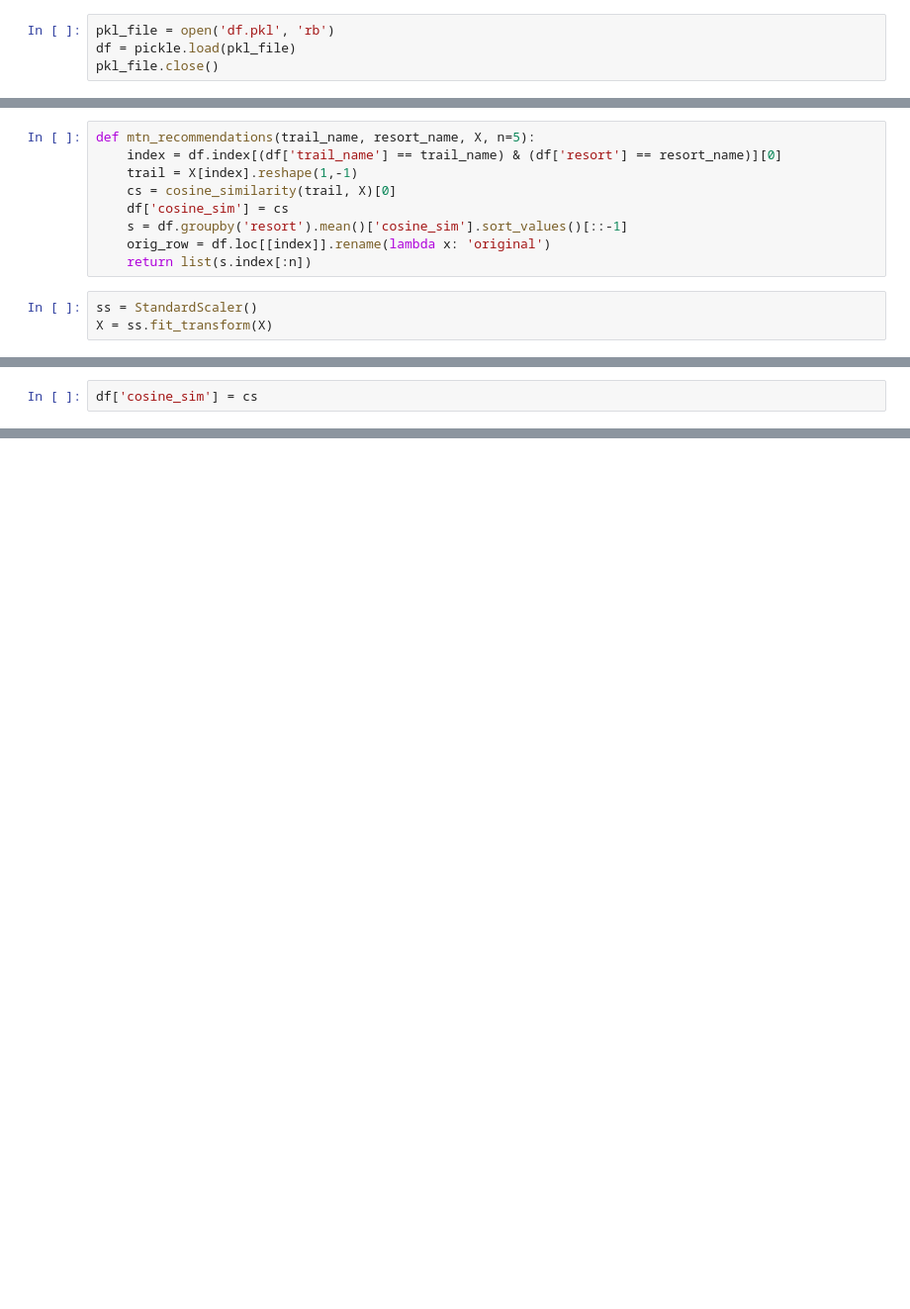
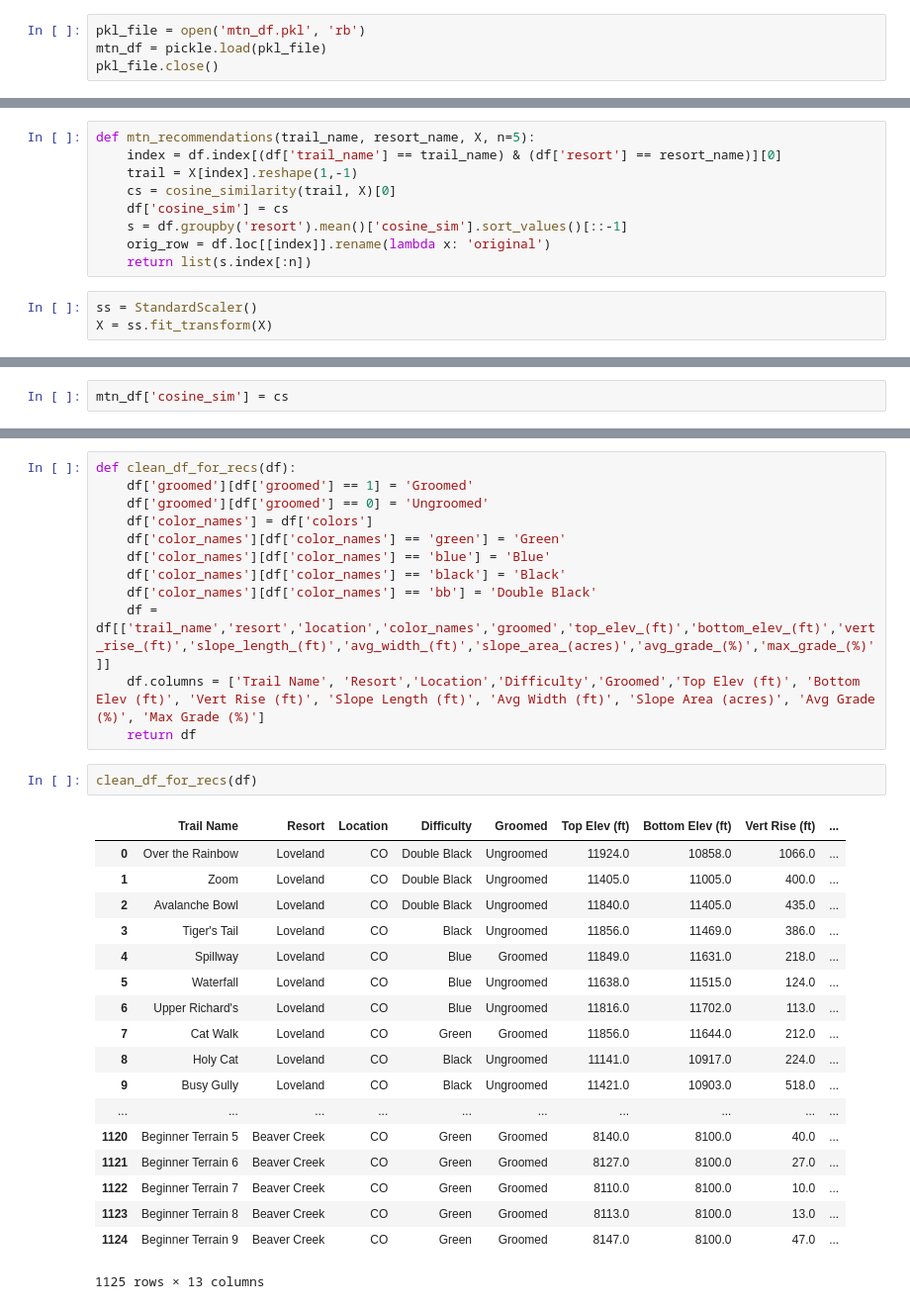
Before and after one commit to kfarbman/ski-recommender, a Jupyter notebook: mountain_recommender.ipynb, the cells around one changed output, grey strips where cells are left out. Shown at 99% size. Saved outputs shown, nothing was run; the diff lists cells and outputs as text; blank space fills up the shorter version.

```diff
--- a/mountain_recommender.ipynb
+++ b/mountain_recommender.ipynb
@@ -9,4 +13,4 @@ warnings.filterwarnings('ignore')
 # %%
-pkl_file = open('df.pkl', 'rb')
-df = pickle.load(pkl_file)
+pkl_file = open('mtn_df.pkl', 'rb')
+mtn_df = pickle.load(pkl_file)
 pkl_file.close()
@@ -65,3 +86,3 @@ array([-0.96046175, -0.69093177, -0.76849779, ...,  0.98417016,
 # %%
-df['cosine_sim'] = cs
+mtn_df['cosine_sim'] = cs
 # %%
@@ -87,0 +160,33 @@ _.index[0]
+# %%
+def clean_df_for_recs(df):
+    df['groomed'][df['groomed'] == 1] = 'Groomed'
+    df['groomed'][df['groomed'] == 0] = 'Ungroomed'
+    df['color_names'] = df['colors']
+    df['color_names'][df['color_names'] == 'green'] = 'Green'
+    df['color_names'][df['color_names'] == 'blue'] = 'Blue'
+    df['color_names'][df['color_names'] == 'black'] = 'Black'
+    df['color_names'][df['color_names'] == 'bb'] = 'Double Black'
+    df = df[['trail_name','resort','location','color_names','groomed','top_elev_(ft)','bottom_elev_(ft)','vert_rise_(ft)','slope_length_(ft)','avg_width_(ft)','slope_area_(acres)','avg_grade_(%)','max_grade_(%)']]
+    df.columns = ['Trail Name', 'Resort','Location','Difficulty','Groomed','Top Elev (ft)', 'Bottom Elev (ft)', 'Vert Rise (ft)', 'Slope Length (ft)', 'Avg Width (ft)', 'Slope Area (acres)', 'Avg Grade (%)', 'Max Grade (%)']
+    return df
+# %%
+clean_df_for_recs(df)
+# %% [output]
+|  | Trail Name | Resort | Location | Difficulty | Groomed | Top Elev (ft) | Bottom Elev (ft) | Vert Rise (ft) | ... |
+| 0 | Over the Rainbow | Loveland | CO | Double Black | Ungroomed | 11924.0 | 10858.0 | 1066.0 | ... |
+| 1 | Zoom | Loveland | CO | Double Black | Ungroomed | 11405.0 | 11005.0 | 400.0 | ... |
+| 2 | Avalanche Bowl | Loveland | CO | Double Black | Ungroomed | 11840.0 | 11405.0 | 435.0 | ... |
+| 3 | Tiger's Tail | Loveland | CO | Black | Ungroomed | 11856.0 | 11469.0 | 386.0 | ... |
+| 4 | Spillway | Loveland | CO | Blue | Groomed | 11849.0 | 11631.0 | 218.0 | ... |
+| 5 | Waterfall | Loveland | CO | Blue | Ungroomed | 11638.0 | 11515.0 | 124.0 | ... |
+| 6 | Upper Richard's | Loveland | CO | Blue | Ungroomed | 11816.0 | 11702.0 | 113.0 | ... |
+| 7 | Cat Walk | Loveland | CO | Green | Groomed | 11856.0 | 11644.0 | 212.0 | ... |
+| 8 | Holy Cat | Loveland | CO | Black | Ungroomed | 11141.0 | 10917.0 | 224.0 | ... |
+| 9 | Busy Gully | Loveland | CO | Black | Ungroomed | 11421.0 | 10903.0 | 518.0 | ... |
+| ... | ... | ... | ... | ... | ... | ... | ... | ... | ... |
+| 1120 | Beginner Terrain 5 | Beaver Creek | CO | Green | Groomed | 8140.0 | 8100.0 | 40.0 | ... |
+| 1121 | Beginner Terrain 6 | Beaver Creek | CO | Green | Groomed | 8127.0 | 8100.0 | 27.0 | ... |
+| 1122 | Beginner Terrain 7 | Beaver Creek | CO | Green | Groomed | 8110.0 | 8100.0 | 10.0 | ... |
+| 1123 | Beginner Terrain 8 | Beaver Creek | CO | Green | Groomed | 8113.0 | 8100.0 | 13.0 | ... |
+| 1124 | Beginner Terrain 9 | Beaver Creek | CO | Green | Groomed | 8147.0 | 8100.0 | 47.0 | ... |
+1125 rows × 13 columns
```
Also changed, not shown: parts of 16 cells of this notebook, 7 other files.
